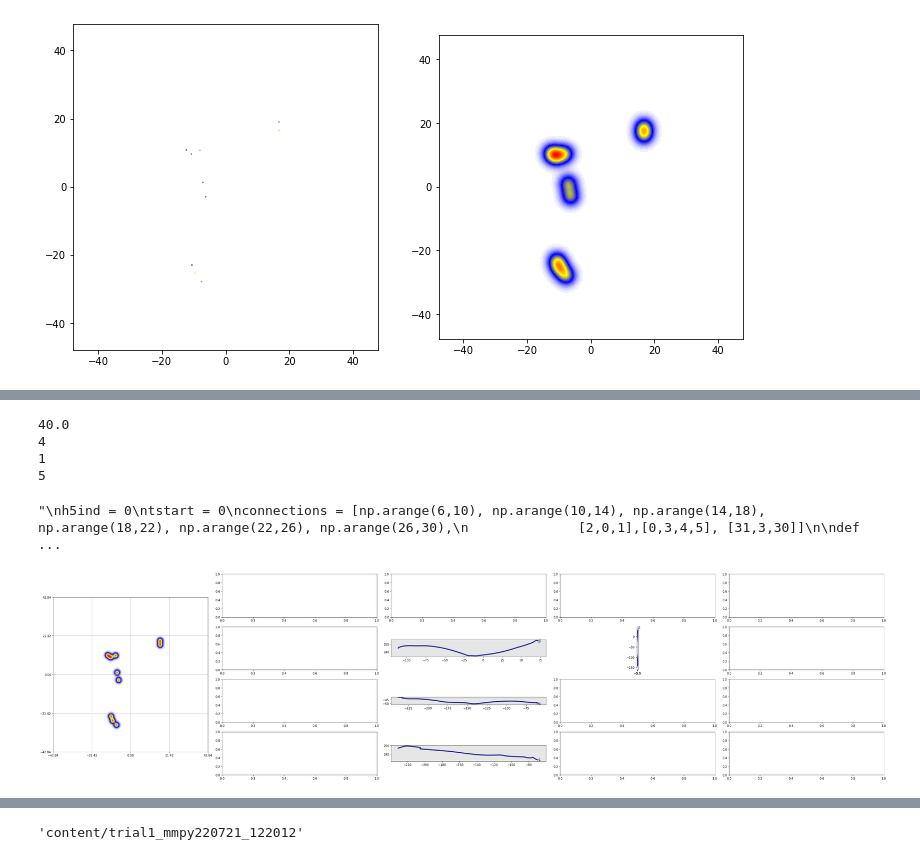
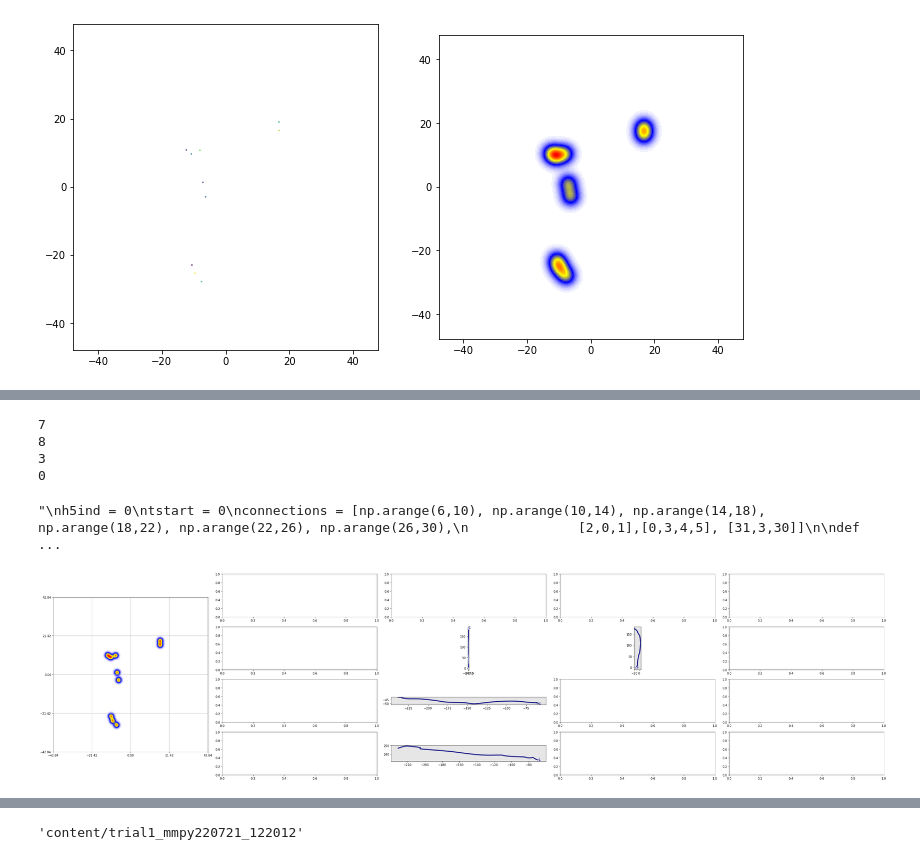
Before and after one commit to AlejandraUrquieta/MonkeyTestRepo, a Jupyter notebook: Updated Notebook.ipynb, the cells around one changed output, grey strips where cells are left out. Saved outputs shown, nothing was run; the diff lists cells and outputs as text; code cells hidden in the pictures.

```diff
--- a/Updated Notebook.ipynb
+++ b/Updated Notebook.ipynb
@@ -97,7 +99,7 @@ parameters = mmpy.setRunParameters()
 # %%%%%%% PARAMETERS TO CHANGE %%%%%%%%%%%%%%%%%%%%%%%%%%%%%%%%%%%%%%%%%%%%%%
 # These need to be revised everytime you are working with a new dataset. #
 
-parameters.projectPath = projectPath #% Full path to the project directory.
+#parameters.projectPath = projectPath #% Full path to the project directory.
 
 
 #parameters.method = 'UMAP' #% We can choose between 'TSNE' or 'UMAP'
@@ -155,7 +157,7 @@ parameters.kdNeighbors = 5
 # %t-SNE training set perplexity
 parameters.training_perplexity = 20
 
-writeDictToYaml(parameters, projectPath+'/parameters.yaml')
+#writeDictToYaml(parameters, projectPath+'/parameters.yaml')
 # %%
 #add this line to see stuff from other files
 parameters.projectPath = 'content/trial1_mmpy220721_123201'
@@ -583,12 +592,11 @@ for i in glob.glob(parameters.projectPath+'/Projections/*_%s.mat'%(zValstr)):
 
 m = np.abs(zValues).max()
 '''
-zValues = hdf5storage.loadmat(glob.glob(parameters.projectPath+'/Projections/*_%s.mat'%(zValstr))[0])['zValues'][0]
 
-zValues = get_zValues_array(zValues)
-zValues = np.array(zValues)
+zValues = ef.get_zValues_array(parameters, zValstr)
 
-m = np.abs(ally).max()
+
+m = np.abs(zValues).max()
 
 sigma=1.0
 _, xx, density = mmpy.findPointDensity(zValues, sigma, 511, [-m-15, m+15])
@@ -625,19 +633,19 @@ ax57
 
 uplim = round((xx[-1]),-1)
 
-print(uplim)
+#print(uplim)
 
 rows = int(uplim/10)
 
-print(rows)
+#print(rows)
 
 dcol = int(round(rows/3))
 
-print(dcol)
+#print(dcol)
 
 cols = rows +dcol
 
-print(cols)
+#print(cols)
 
 fig, axes = plt.subplots(rows, cols, figsize=(40,10))
 
@@ -654,7 +662,7 @@ ax00.set_xticks(arrx)
 ax00.set_yticks(arry)
 
 ax00.grid()
- #print(arrx)
+#print(arrx)
 #print(arry)
 
 #keep calling functions to plot stuff
@@ -739,35 +747,35 @@ def showing(t):
 #anim = VideoClip(animate, duration=2)
 #plt.close()
 #anim.ipython_display(fps=15, loop=True, autoplay=True, maxduration=120)
 
 
 
 '''
 h5ind = 0
 tstart = 0
 connections = [np.arange(6,10), np.arange(10,14), np.arange(14,18), np.arange(18,22), np.arange(22,26), np.arange(26,30),
               [2,0,1],[0,3,4,5], [31,3,30]]
 
 def animate(t):
   t = int(t*clips[h5ind].fps)+tstart
   axes[1].clear()
   im = axes[1].imshow(clips[h5ind].get_frame(t/clips[h5ind].fps), cmap='Greys', origin='lower')
   for conn in connections:
       axes[1].plot(h5s[h5ind][t, conn, 0], h5s[h5ind][t, conn, 1], 'k-')
   axes[1].axis('off')
   sc.set_offsets(zValues[20000*h5ind+t])
   return mplfig_to_npimage(fig) #im, ax
 
 
 anim = VideoClip(animate, duration=2) # will throw memory error for more than 100.
 plt.close()
 anim.ipython_display(fps=15, loop=True, autoplay=True, maxduration=120)
 
 '''
 # %% [output]
-40.0
-4
-1
-5
+7
+8
+3
+0
 "\nh5ind = 0\ntstart = 0\nconnections = [np.arange(6,10), np.arange(10,14), np.arange(14,18), np.arange(18,22), np.arange(22,26), np.arange(26,30),\n              [2,0,1],[0,3,4,5], [31,3,30]]\n\ndef  ...
-[figure, old version]
+[figure, new version]
```
Also changed, not shown: parts of 60 cells of this notebook, 1 other file.
